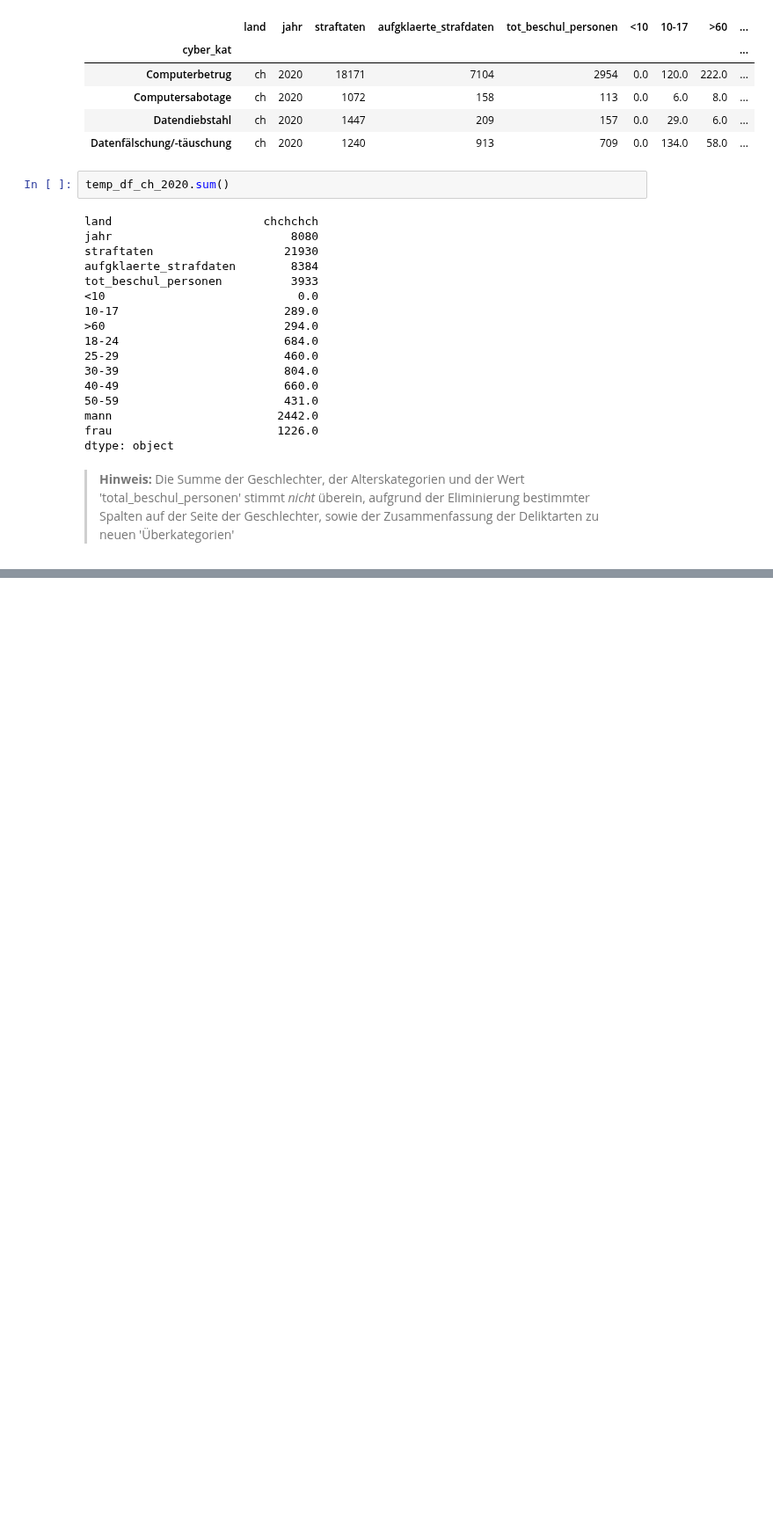
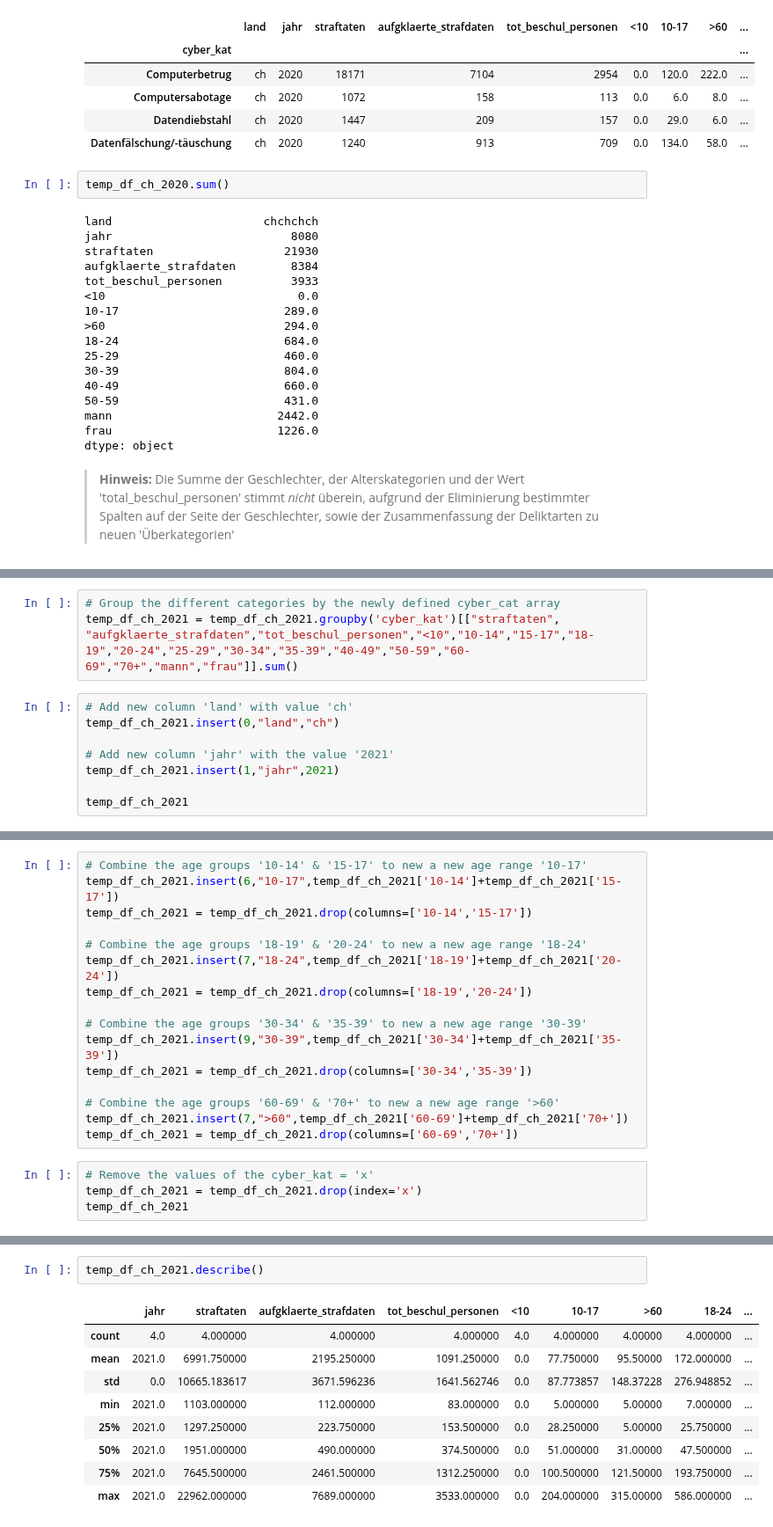
Before and after one commit to baumannf/bina_module, a Jupyter notebook: BINA_LN1_CybercrimeAnalytics.ipynb, the cells around one changed output, grey strips where cells are left out. Shown at 88% size. Saved outputs shown, nothing was run; the diff lists cells and outputs as text; blank space fills up the shorter version.

Commit message:
Aufbereitung der Datensätze Cyberdaten CH 2021 & 2022

```diff
--- a/BINA_LN1_CybercrimeAnalytics.ipynb
+++ b/BINA_LN1_CybercrimeAnalytics.ipynb
@@ -552,0 +653,11 @@ temp_df_ch_2020.describe()
+# %%
+# Group the different categories by the newly defined cyber_cat array
+temp_df_ch_2021 = temp_df_ch_2021.groupby('cyber_kat')[["straftaten", "aufgklaerte_strafdaten","tot_beschul_personen","<10","10-14","15-17","18-19","20-24","25-29","30-34","35-39","40-49","50-59","60-69","70+","mann","frau"]].sum()
+# %%
+# Add new column 'land' with value 'ch'
+temp_df_ch_2021.insert(0,"land","ch")
+
+# Add new column 'jahr' with the value '2021'
+temp_df_ch_2021.insert(1,"jahr",2021)
+
+temp_df_ch_2021
@@ -552,0 +672,20 @@ temp_df_ch_2020.describe()
+# %%
+# Combine the age groups '10-14' & '15-17' to new a new age range '10-17'
+temp_df_ch_2021.insert(6,"10-17",temp_df_ch_2021['10-14']+temp_df_ch_2021['15-17'])
+temp_df_ch_2021 = temp_df_ch_2021.drop(columns=['10-14','15-17'])
+
+# Combine the age groups '18-19' & '20-24' to new a new age range '18-24'
+temp_df_ch_2021.insert(7,"18-24",temp_df_ch_2021['18-19']+temp_df_ch_2021['20-24'])
+temp_df_ch_2021 = temp_df_ch_2021.drop(columns=['18-19','20-24'])
+
+# Combine the age groups '30-34' & '35-39' to new a new age range '30-39'
+temp_df_ch_2021.insert(9,"30-39",temp_df_ch_2021['30-34']+temp_df_ch_2021['35-39'])
+temp_df_ch_2021 = temp_df_ch_2021.drop(columns=['30-34','35-39'])
+
+# Combine the age groups '60-69' & '70+' to new a new age range '>60'
+temp_df_ch_2021.insert(7,">60",temp_df_ch_2021['60-69']+temp_df_ch_2021['70+'])
+temp_df_ch_2021 = temp_df_ch_2021.drop(columns=['60-69','70+'])
+# %%
+# Remove the values of the cyber_kat = 'x'
+temp_df_ch_2021 = temp_df_ch_2021.drop(index='x')
+temp_df_ch_2021
@@ -552,0 +740,12 @@ temp_df_ch_2020.describe()
+# %%
+temp_df_ch_2021.describe()
+# %% [output]
+|  | jahr | straftaten | aufgklaerte_strafdaten | tot_beschul_personen | <10 | 10-17 | >60 | 18-24 | ... |
+| count | 4.0 | 4.000000 | 4.000000 | 4.000000 | 4.0 | 4.000000 | 4.00000 | 4.000000 | ... |
+| mean | 2021.0 | 6991.750000 | 2195.250000 | 1091.250000 | 0.0 | 77.750000 | 95.50000 | 172.000000 | ... |
+| std | 0.0 | 10665.183617 | 3671.596236 | 1641.562746 | 0.0 | 87.773857 | 148.37228 | 276.948852 | ... |
+| min | 2021.0 | 1103.000000 | 112.000000 | 83.000000 | 0.0 | 5.000000 | 5.00000 | 7.000000 | ... |
+| 25% | 2021.0 | 1297.250000 | 223.750000 | 153.500000 | 0.0 | 28.250000 | 5.00000 | 25.750000 | ... |
+| 50% | 2021.0 | 1951.000000 | 490.000000 | 374.500000 | 0.0 | 51.000000 | 31.00000 | 47.500000 | ... |
+| 75% | 2021.0 | 7645.500000 | 2461.500000 | 1312.250000 | 0.0 | 100.500000 | 121.50000 | 193.750000 | ... |
+| max | 2021.0 | 22962.000000 | 7689.000000 | 3533.000000 | 0.0 | 204.000000 | 315.00000 | 586.000000 | ... |
```
Also changed, not shown: parts of 40 cells of this notebook.
